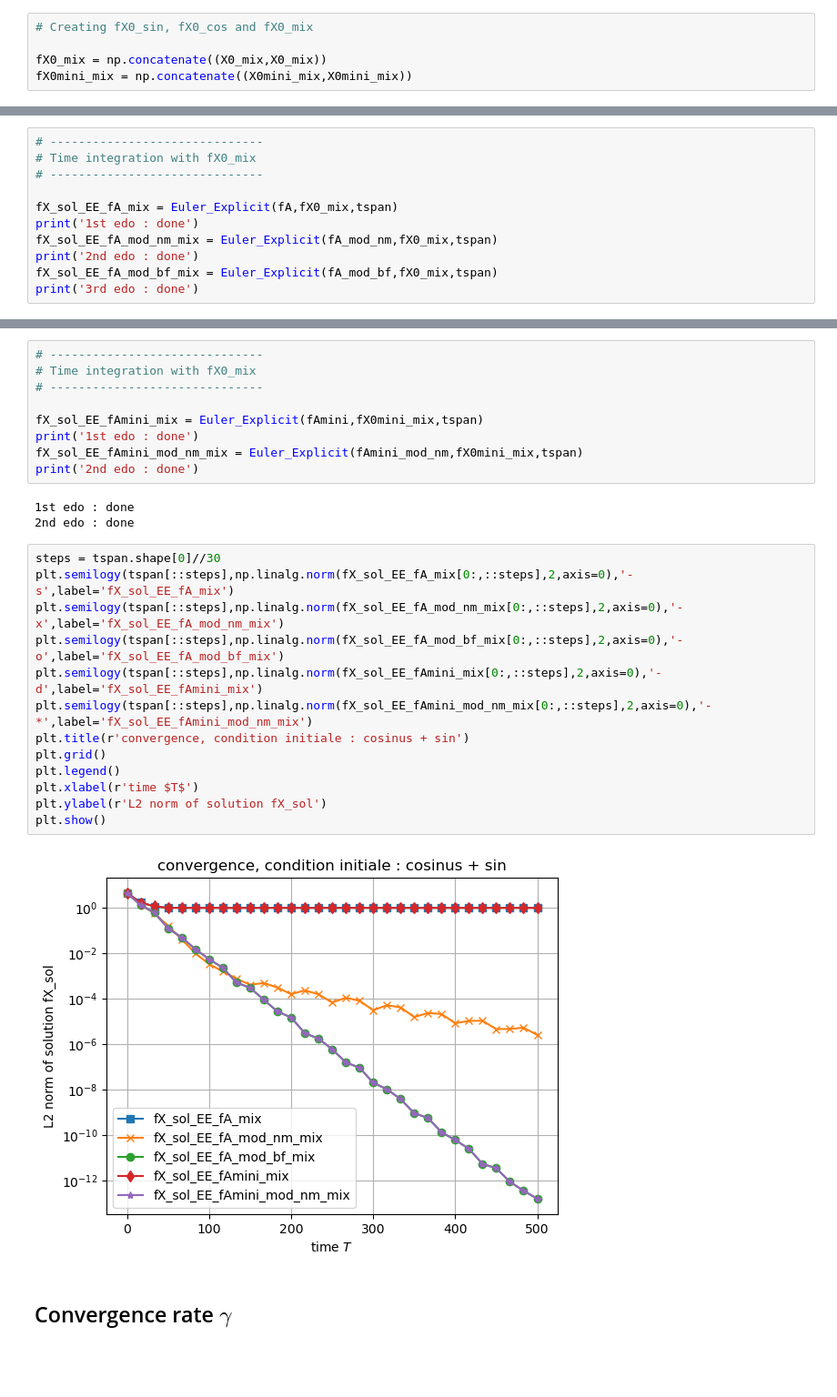
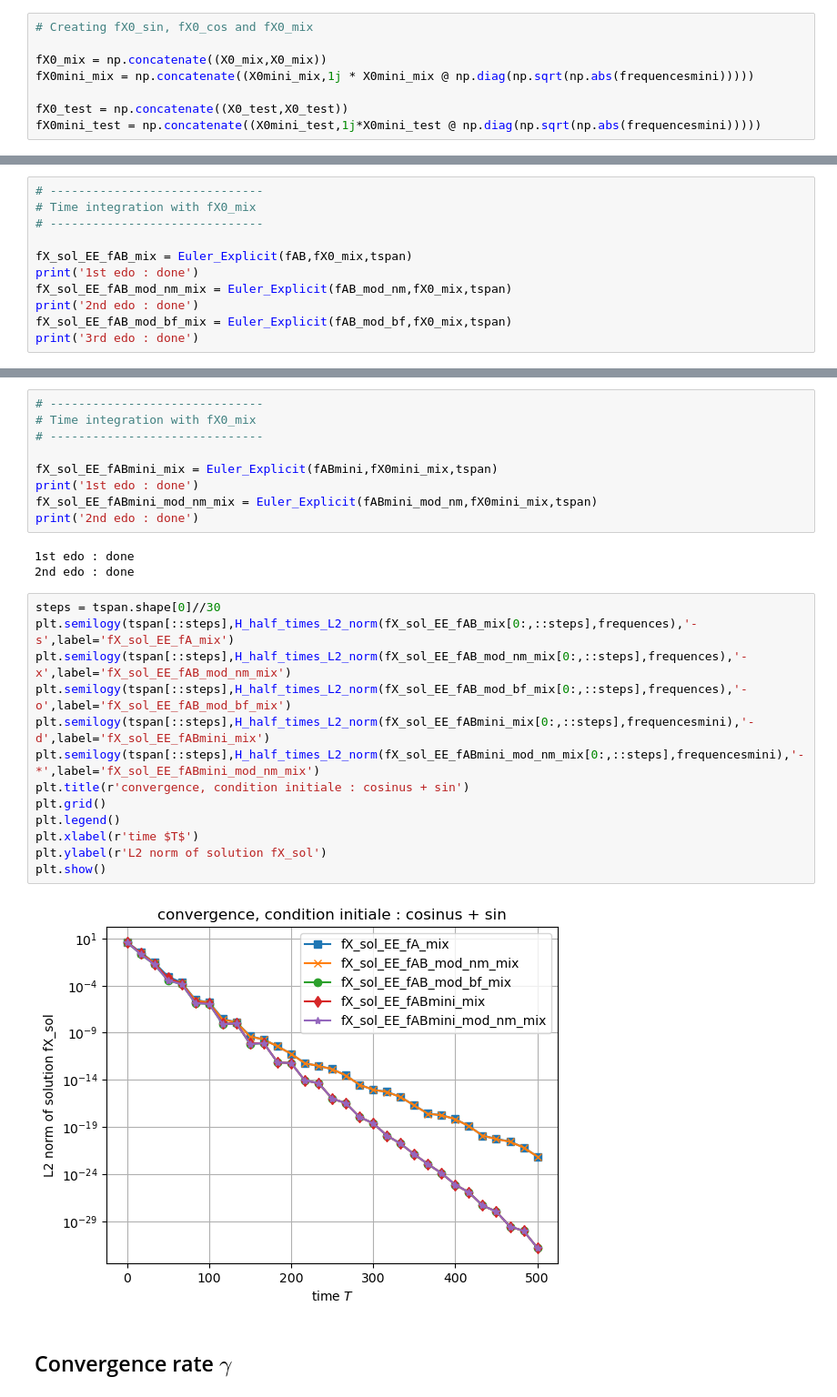
Before and after one commit to lucas-perrin/LWW_Assim, a Jupyter notebook: python_code/comparaison_observers.ipynb, the cells around one changed output, grey strips where cells are left out. Shown at 91% size. Cells and saved outputs as stored; diff of their text form; blank space fills up the shorter version.

```diff
--- a/python_code/comparaison_observers.ipynb
+++ b/python_code/comparaison_observers.ipynb
@@ -120,7 +136,10 @@ for i,val in enumerate(X0_mix):
 # Creating fX0_sin, fX0_cos and fX0_mix
 
 fX0_mix = np.concatenate((X0_mix,X0_mix))
-fX0mini_mix = np.concatenate((X0mini_mix,X0mini_mix))
+fX0mini_mix = np.concatenate((X0mini_mix,1j * X0mini_mix @ np.diag(np.sqrt(np.abs(frequencesmini)))))
+
+fX0_test = np.concatenate((X0_test,X0_test))
+fX0mini_test = np.concatenate((X0mini_test,1j*X0mini_test @ np.diag(np.sqrt(np.abs(frequencesmini)))))
 # %%
 # ------------------------------
 # Time integration scheme
@@ -138,11 +157,11 @@ fX0mini_mix = np.concatenate((X0mini_mix,X0mini_mix))
 # Time integration with fX0_mix
 # ------------------------------
 
-fX_sol_EE_fA_mix = Euler_Explicit(fA,fX0_mix,tspan)
+fX_sol_EE_fAB_mix = Euler_Explicit(fAB,fX0_mix,tspan)
 print('1st edo : done')
-fX_sol_EE_fA_mod_nm_mix = Euler_Explicit(fA_mod_nm,fX0_mix,tspan)
+fX_sol_EE_fAB_mod_nm_mix = Euler_Explicit(fAB_mod_nm,fX0_mix,tspan)
 print('2nd edo : done')
-fX_sol_EE_fA_mod_bf_mix = Euler_Explicit(fA_mod_bf,fX0_mix,tspan)
+fX_sol_EE_fAB_mod_bf_mix = Euler_Explicit(fAB_mod_bf,fX0_mix,tspan)
 print('3rd edo : done')
 # %% [output]
 1st edo : done
@@ -153,28 +172,28 @@ print('3rd edo : done')
 # Time integration with fX0_mix
 # ------------------------------
 
-fX_sol_EE_fAmini_mix = Euler_Explicit(fAmini,fX0mini_mix,tspan)
+fX_sol_EE_fABmini_mix = Euler_Explicit(fABmini,fX0mini_mix,tspan)
 print('1st edo : done')
-fX_sol_EE_fAmini_mod_nm_mix = Euler_Explicit(fAmini_mod_nm,fX0mini_mix,tspan)
+fX_sol_EE_fABmini_mod_nm_mix = Euler_Explicit(fABmini_mod_nm,fX0mini_mix,tspan)
 print('2nd edo : done')
 # %% [output]
 1st edo : done
 2nd edo : done
 # %%
 steps = tspan.shape[0]//30
-plt.semilogy(tspan[::steps],np.linalg.norm(fX_sol_EE_fA_mix[0:,::steps],2,axis=0),'-s',label='fX_sol_EE_fA_mix')
-plt.semilogy(tspan[::steps],np.linalg.norm(fX_sol_EE_fA_mod_nm_mix[0:,::steps],2,axis=0),'-x',label='fX_sol_EE_fA_mod_nm_mix')
-plt.semilogy(tspan[::steps],np.linalg.norm(fX_sol_EE_fA_mod_bf_mix[0:,::steps],2,axis=0),'-o',label='fX_sol_EE_fA_mod_bf_mix')
-plt.semilogy(tspan[::steps],np.linalg.norm(fX_sol_EE_fAmini_mix[0:,::steps],2,axis=0),'-d',label='fX_sol_EE_fAmini_mix')
-plt.semilogy(tspan[::steps],np.linalg.norm(fX_sol_EE_fAmini_mod_nm_mix[0:,::steps],2,axis=0),'-*',label='fX_sol_EE_fAmini_mod_nm_mix')
+plt.semilogy(tspan[::steps],H_half_times_L2_norm(fX_sol_EE_fAB_mix[0:,::steps],frequences),'-s',label='fX_sol_EE_fA_mix')
+plt.semilogy(tspan[::steps],H_half_times_L2_norm(fX_sol_EE_fAB_mod_nm_mix[0:,::steps],frequences),'-x',label='fX_sol_EE_fAB_mod_nm_mix')
+plt.semilogy(tspan[::steps],H_half_times_L2_norm(fX_sol_EE_fAB_mod_bf_mix[0:,::steps],frequences),'-o',label='fX_sol_EE_fAB_mod_bf_mix')
+plt.semilogy(tspan[::steps],H_half_times_L2_norm(fX_sol_EE_fABmini_mix[0:,::steps],frequencesmini),'-d',label='fX_sol_EE_fABmini_mix')
+plt.semilogy(tspan[::steps],H_half_times_L2_norm(fX_sol_EE_fABmini_mod_nm_mix[0:,::steps],frequencesmini),'-*',label='fX_sol_EE_fABmini_mod_nm_mix')
 plt.title(r'convergence, condition initiale : cosinus + sin')
 plt.grid()
 plt.legend()
 plt.xlabel(r'time $T$')
 plt.ylabel(r'L2 norm of solution fX_sol')
 plt.show()
 # %% [output]
-[figure, old version]
+[figure, new version]
 # %% [markdown]
 ## Convergence rate $\gamma$
 # %%
```
Also changed, not shown: parts of 36 cells of this notebook, 12 other files.
